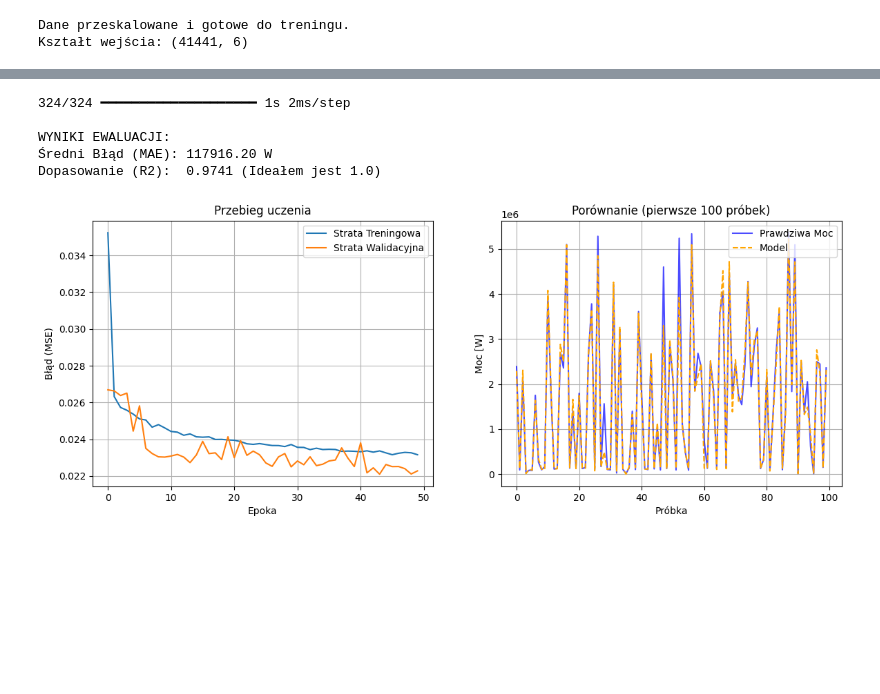
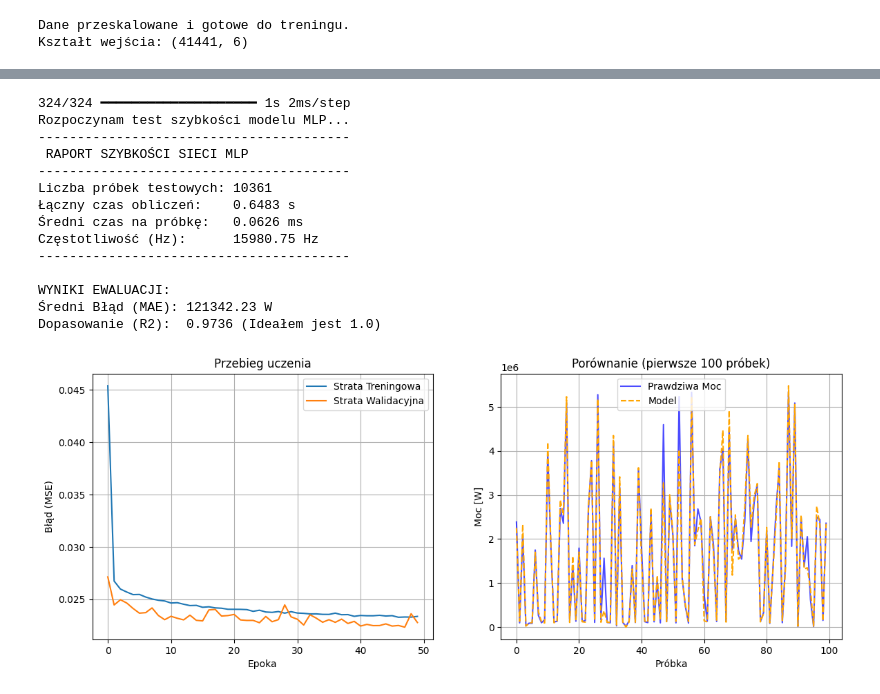
Before and after one commit to mechasB/Feed_Forward_Motor_Project, a Jupyter notebook: src/MLP_simple_model.ipynb, the cells around one changed output, grey strips where cells are left out. Saved outputs shown, nothing was run; the diff lists cells and outputs as text; code cells hidden in the pictures; blank space fills up the shorter version.

```diff
--- a/src/MLP_simple_model.ipynb
+++ b/src/MLP_simple_model.ipynb
@@ -184,6 +190,41 @@ y_pred_scaled = model.predict(X_test_scaled)
 
 # 2. Odwrócenie skalowania (powrót do Watów)
 y_pred = y_scaler.inverse_transform(y_pred_scaled)
+
+# --- POMIAR CZASU PREDYKCJI (INFERENCE TIME) ---
+print("Rozpoczynam test szybkości modelu MLP...")
+
+# 1. Start stopera
+start_time = time.time()
+
+# 2. Wykonanie predykcji (na danych PRZESKALOWANYCH!)
+# To jest kluczowy moment - czas, jaki zajmuje sieci przetworzenie danych
+y_pred_scaled = model.predict(X_test_scaled, verbose=0)
+
+# 3. Stop stopera
+end_time = time.time()
+
+# --- KONIEC POMIARU ---
+
+# 4. Odwrócenie skalowania (powrót do Watów) - to robimy już poza czasem
+y_pred = y_scaler.inverse_transform(y_pred_scaled)
+
+# 5. Obliczenia statystyk czasu
+total_time = end_time - start_time
+num_samples = len(X_test_scaled)
+avg_time_per_sample = (total_time / num_samples) * 1000  # Konwersja na milisekundy (ms)
+
+# Zabezpieczenie przed dzieleniem przez zero
+frequency = 1000 / avg_time_per_sample if avg_time_per_sample > 0 else 0
+
+print("-" * 40)
+print(f" RAPORT SZYBKOŚCI SIECI MLP")
+print("-" * 40)
+print(f"Liczba próbek testowych: {num_samples}")
+print(f"Łączny czas obliczeń:    {total_time:.4f} s")
+print(f"Średni czas na próbkę:   {avg_time_per_sample:.4f} ms")
+print(f"Częstotliwość (Hz):      {frequency:.2f} Hz")
+print("-" * 40)
 
 # 3. Metryki jakości
 mae = mean_absolute_error(y_test, y_pred)
@@ -195,33 +236,42 @@ print(f"Dopasowanie (R2):  {r2:.4f} (Ideałem jest 1.0)")
 
 # 4. Wizualizacja
 plt.figure(figsize=(14, 5))
 
 # Wykres straty (czy model się uczył?)
 plt.subplot(1, 2, 1)
 plt.plot(history.history['loss'], label='Strata Treningowa')
 plt.plot(history.history['val_loss'], label='Strata Walidacyjna')
 plt.title('Przebieg uczenia')
 plt.xlabel('Epoka')
 plt.ylabel('Błąd (MSE)')
 plt.legend()
 plt.grid(True)
 
 # Wykres Rzeczywistość vs Model (tylko 100 próbek dla czytelności)
 plt.subplot(1, 2, 2)
 limit = 100
 plt.plot(y_test.values[:limit], label='Prawdziwa Moc', color='blue', alpha=0.7)
 plt.plot(y_pred[:limit], label='Model', color='orange', linestyle='--')
 plt.title(f'Porównanie (pierwsze {limit} próbek)')
 plt.xlabel('Próbka')
 plt.ylabel('Moc [W]')
 plt.legend()
 plt.grid(True)
 
 plt.show()
 # %% [output]
 324/324 ━━━━━━━━━━━━━━━━━━━━ 1s 2ms/step
+Rozpoczynam test szybkości modelu MLP...
+----------------------------------------
+ RAPORT SZYBKOŚCI SIECI MLP
+----------------------------------------
+Liczba próbek testowych: 10361
+Łączny czas obliczeń:    0.6483 s
+Średni czas na próbkę:   0.0626 ms
+Częstotliwość (Hz):      15980.75 Hz
+----------------------------------------
 
 WYNIKI EWALUACJI:
-Średni Błąd (MAE): 117916.20 W
-Dopasowanie (R2):  0.9741 (Ideałem jest 1.0)
+Średni Błąd (MAE): 121342.23 W
+Dopasowanie (R2):  0.9736 (Ideałem jest 1.0)
-[figure, old version]
+[figure, new version]
```
Also changed, not shown: parts of 2 cells of this notebook, 4 other files.
